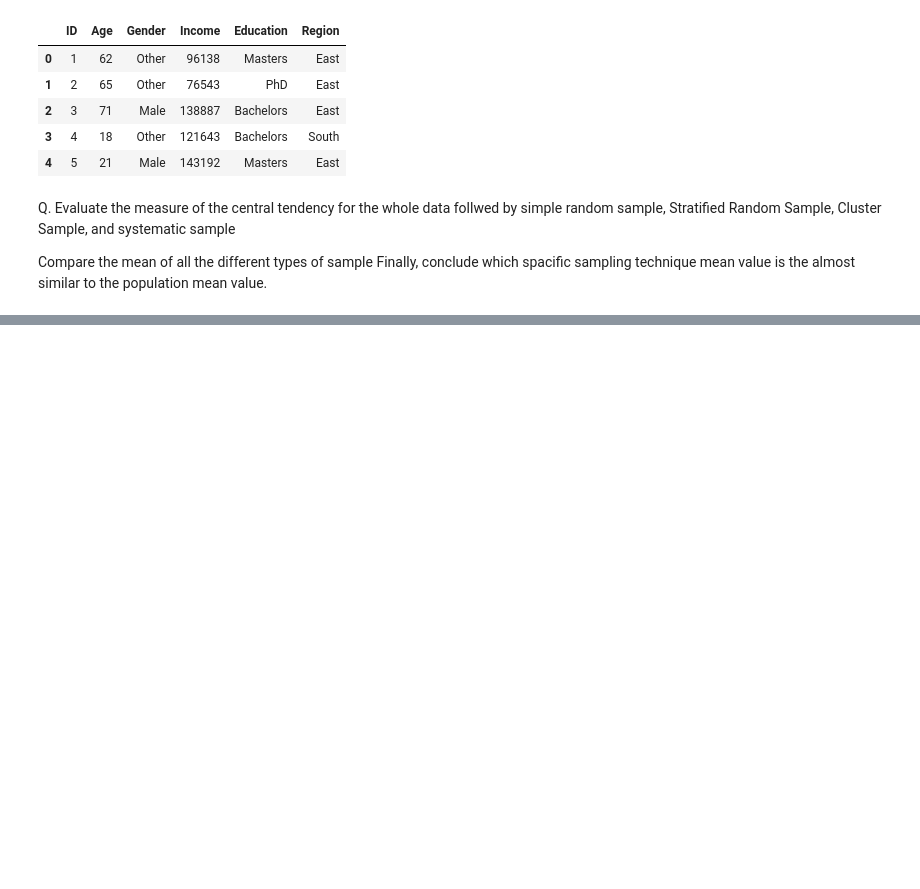
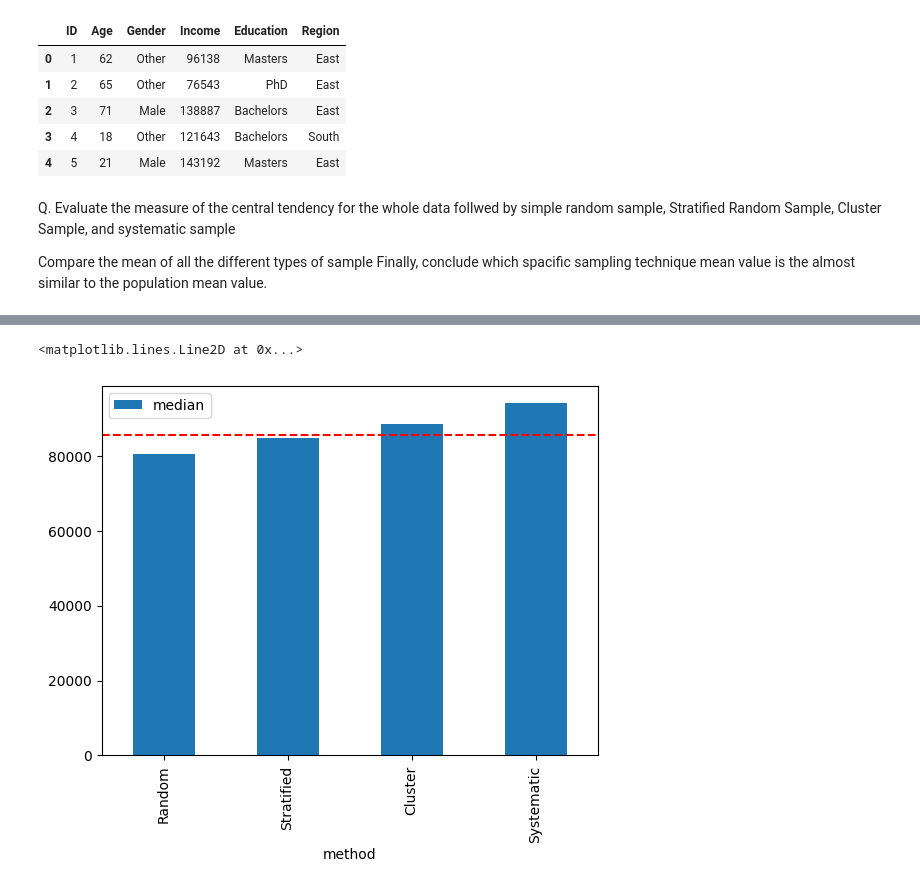
Before and after one commit to SinghAbh1shek/statistics, a Jupyter notebook: 02_DescriptiveStats_Sampling_Techniques.ipynb, the cells around one changed output, grey strips where cells are left out. Cells and saved outputs as stored; diff of their text form; code cells hidden in the pictures; blank space fills up the shorter version.

```diff
--- a/02_DescriptiveStats_Sampling_Techniques.ipynb
+++ b/02_DescriptiveStats_Sampling_Techniques.ipynb
@@ -192,0 +242,11 @@ Systematic Sample median:  94080.0
+# %%
+data_medn = {
+    "method": ["Random", "Stratified", "Cluster", "Systematic"],
+    "median": [random_median, Stratified_median, clusetred_median, systematic_median]
+}
+ax = pd.DataFrame(data_medn).plot.bar(x="method", y="median")
+true_mean = data_median
+plt.axhline(y=true_mean, color='red', linestyle='--')
+# %% [output]
+<matplotlib.lines.Line2D at 0x...>
+[figure, added]
```
Also changed, not shown: parts of 17 cells of this notebook.
